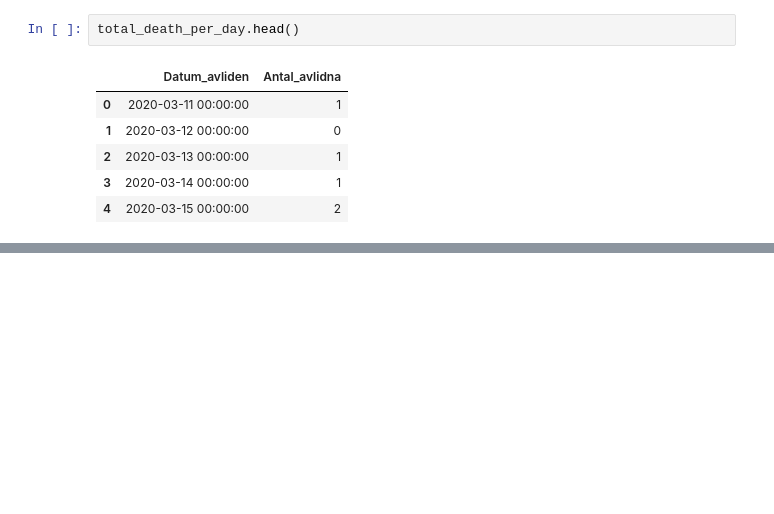
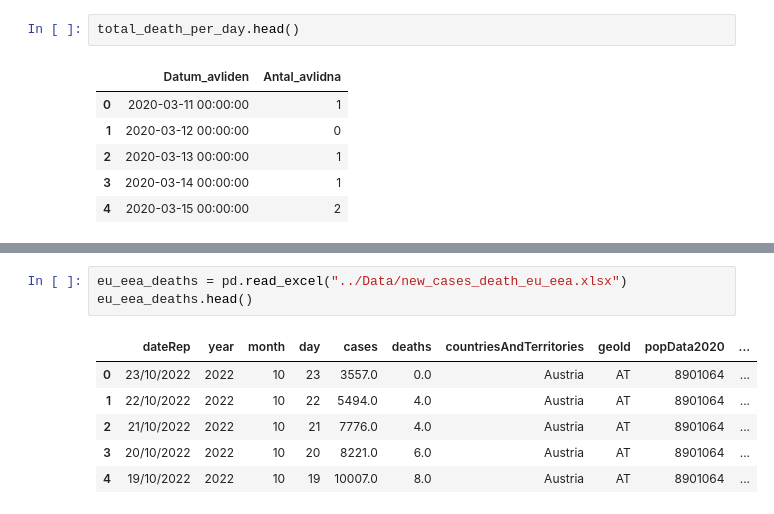
Before and after one commit to CyrilleKolle/Labb_databehandling, a Jupyter notebook: Code/data_exploration.ipynb, the cells around one changed output, grey strips where cells are left out. Saved outputs shown, nothing was run; the diff lists cells and outputs as text; blank space fills up the shorter version.

```diff
--- a/Code/data_exploration.ipynb
+++ b/Code/data_exploration.ipynb
@@ -260,0 +355,10 @@ total_death_per_day.head()
+# %%
+eu_eea_deaths = pd.read_excel("../Data/new_cases_death_eu_eea.xlsx")
+eu_eea_deaths.head()
+# %% [output]
+|  | dateRep | year | month | day | cases | deaths | countriesAndTerritories | geoId | popData2020 | ... |
+| 0 | 23/10/2022 | 2022 | 10 | 23 | 3557.0 | 0.0 | Austria | AT | 8901064 | ... |
+| 1 | 22/10/2022 | 2022 | 10 | 22 | 5494.0 | 4.0 | Austria | AT | 8901064 | ... |
+| 2 | 21/10/2022 | 2022 | 10 | 21 | 7776.0 | 4.0 | Austria | AT | 8901064 | ... |
+| 3 | 20/10/2022 | 2022 | 10 | 20 | 8221.0 | 6.0 | Austria | AT | 8901064 | ... |
+| 4 | 19/10/2022 | 2022 | 10 | 19 | 10007.0 | 8.0 | Austria | AT | 8901064 | ... |
```
Also changed, not shown: parts of 18 cells of this notebook.
